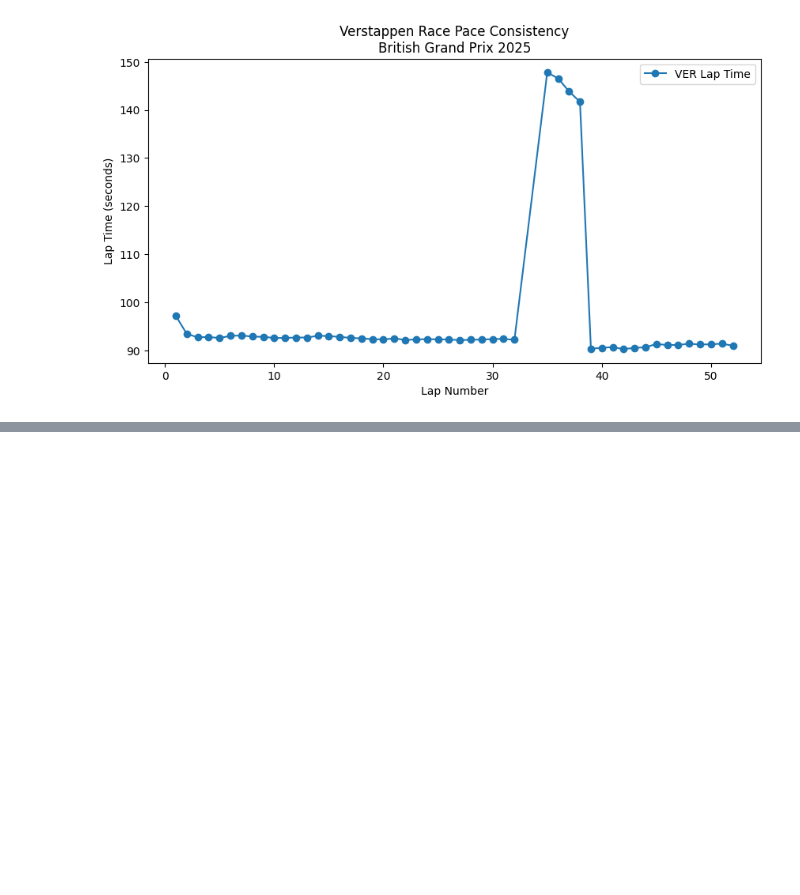
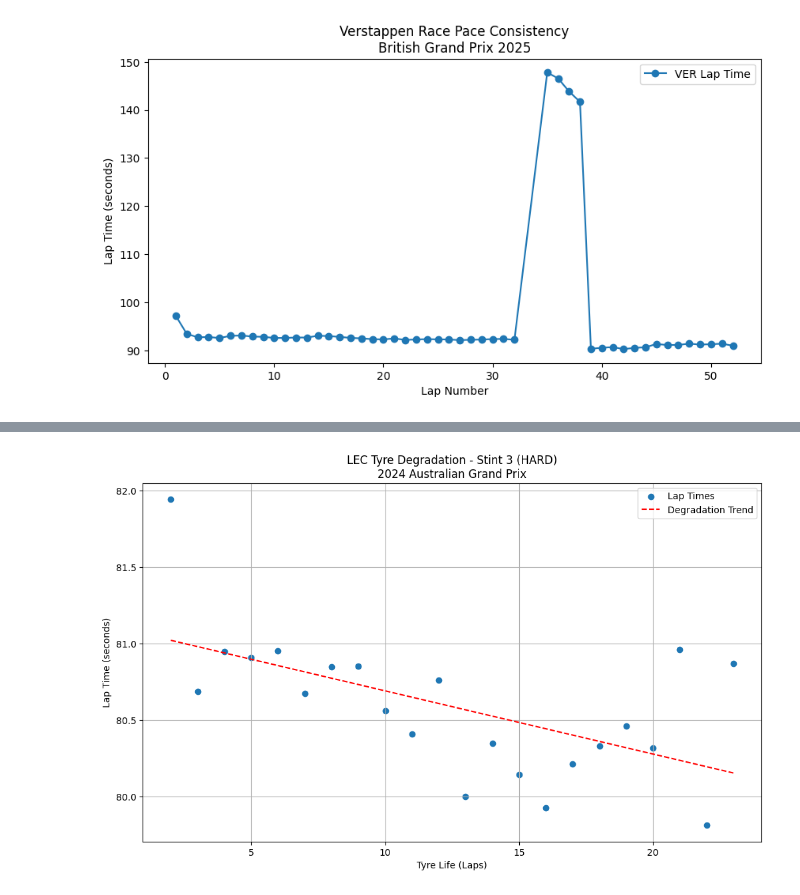
Before and after one commit to soumil-juneja/F1-AI-race-engineer, a Jupyter notebook: 01-Data-Exploration.ipynb, the cells around one changed output, grey strips where cells are left out. Cells and saved outputs as stored; diff of their text form; code cells hidden in the pictures; blank space fills up the shorter version.

Commit message:
Made some more EDA graphs

```diff
--- a/01-Data-Exploration.ipynb
+++ b/01-Data-Exploration.ipynb
@@ -279,0 +322,33 @@ plt.show()
+# %%
+laps2 = session2.laps
+# %%
+driver = 'LEC'
+stint_number = 3
+stint_laps = laps2.pick_driver(driver).query(f"Stint == {stint_number}")
+# %%
+stint_laps = stint_laps.copy()
+stint_laps['LapTimeSeconds'] = stint_laps['LapTime'].dt.total_seconds()
+# %%
+median_lap_time = stint_laps['LapTimeSeconds'].median()
+stint_laps = stint_laps[stint_laps['LapTimeSeconds'] < median_lap_time * 1.05]
+# %%
+import numpy as np
+x = stint_laps['TyreLife']
+y = stint_laps['LapTimeSeconds']
+p = np.polyfit(x, y, 1)
+trendline = np.poly1d(p)
+
+fig, ax = plt.subplots(figsize=(12, 7))
+ax.scatter(x, y, label='Lap Times')
+ax.plot(x, trendline(x), color='red', linestyle='--', label='Degradation Trend')
+
+compound = stint_laps['Compound'].iloc[0]
+ax.set_title(f"{driver} Tyre Degradation - Stint {stint_number} ({compound})\n2024 Australian Grand Prix")
+ax.set_xlabel("Tyre Life (Laps)")
+ax.set_ylabel("Lap Time (seconds)")
+ax.legend()
+ax.grid(True)
+
+plt.show()
+# %% [output]
+[figure, added]
```
Also changed, not shown: parts of 8 cells of this notebook.
